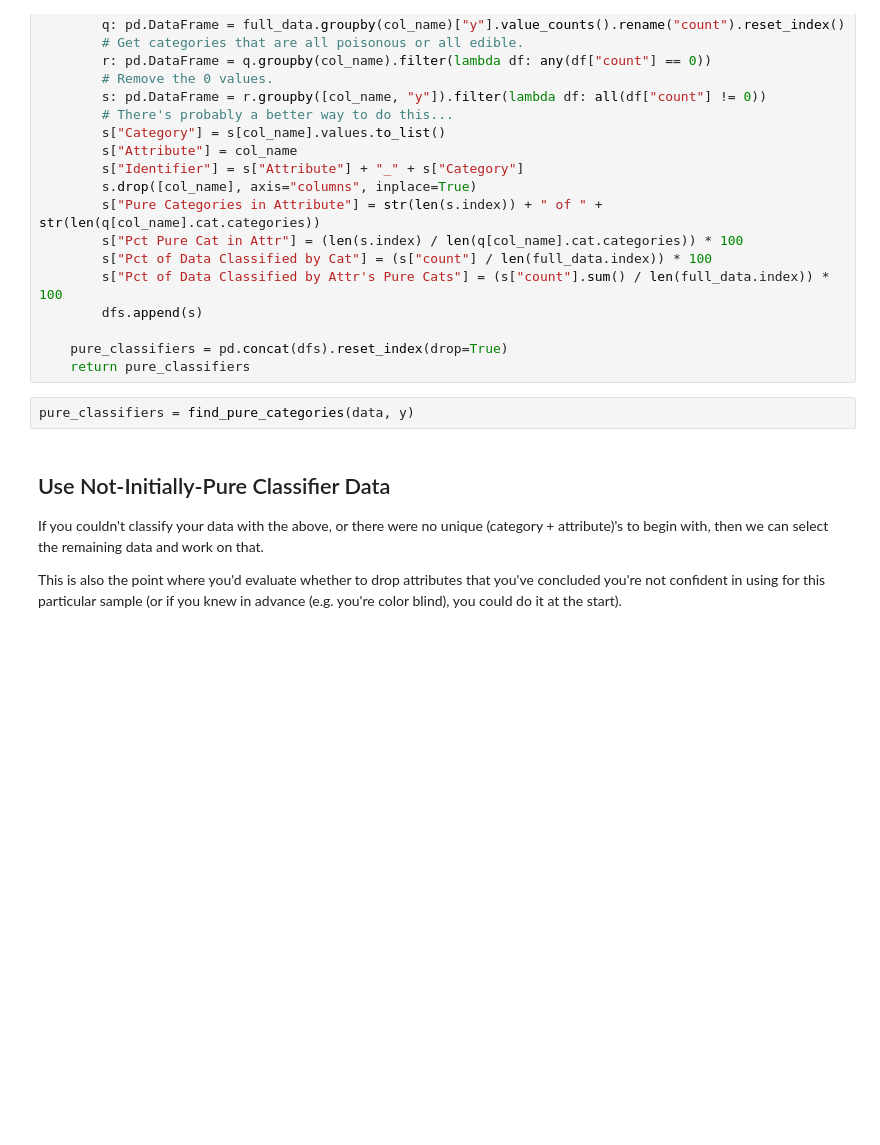
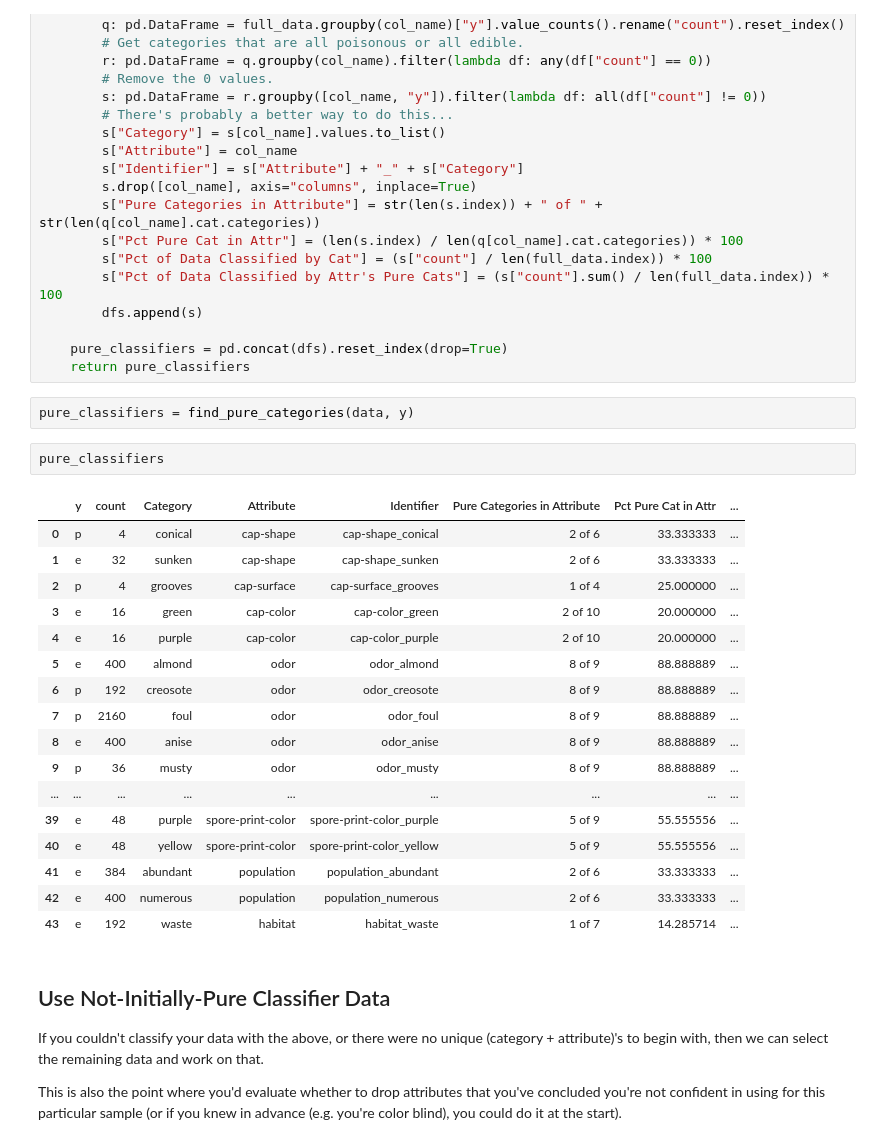
Before and after one commit to swpease/decision-trees-writeup, a Jupyter notebook: decision_trees_writeup.ipynb, the cells around one changed output. Cells and saved outputs as stored; diff of their text form; blank space fills up the shorter version.

```diff
--- a/decision_trees_writeup.ipynb
+++ b/decision_trees_writeup.ipynb
@@ -168,6 +150,26 @@ def find_pure_categories(data: pd.DataFrame, y):
     return pure_classifiers
 # %%
 pure_classifiers = find_pure_categories(data, y)
+# %%
+pure_classifiers
+# %% [output]
+|  | y | count | Category | Attribute | Identifier | Pure Categories in Attribute | Pct Pure Cat in Attr | ... |
+| 0 | p | 4 | conical | cap-shape | cap-shape_conical | 2 of 6 | 33.333333 | ... |
+| 1 | e | 32 | sunken | cap-shape | cap-shape_sunken | 2 of 6 | 33.333333 | ... |
+| 2 | p | 4 | grooves | cap-surface | cap-surface_grooves | 1 of 4 | 25.000000 | ... |
+| 3 | e | 16 | green | cap-color | cap-color_green | 2 of 10 | 20.000000 | ... |
+| 4 | e | 16 | purple | cap-color | cap-color_purple | 2 of 10 | 20.000000 | ... |
+| 5 | e | 400 | almond | odor | odor_almond | 8 of 9 | 88.888889 | ... |
+| 6 | p | 192 | creosote | odor | odor_creosote | 8 of 9 | 88.888889 | ... |
+| 7 | p | 2160 | foul | odor | odor_foul | 8 of 9 | 88.888889 | ... |
+| 8 | e | 400 | anise | odor | odor_anise | 8 of 9 | 88.888889 | ... |
+| 9 | p | 36 | musty | odor | odor_musty | 8 of 9 | 88.888889 | ... |
+| ... | ... | ... | ... | ... | ... | ... | ... | ... |
+| 39 | e | 48 | purple | spore-print-color | spore-print-color_purple | 5 of 9 | 55.555556 | ... |
+| 40 | e | 48 | yellow | spore-print-color | spore-print-color_yellow | 5 of 9 | 55.555556 | ... |
+| 41 | e | 384 | abundant | population | population_abundant | 2 of 6 | 33.333333 | ... |
+| 42 | e | 400 | numerous | population | population_numerous | 2 of 6 | 33.333333 | ... |
+| 43 | e | 192 | waste | habitat | habitat_waste | 1 of 7 | 14.285714 | ... |
 # %% [markdown]
 ## Use Not-Initially-Pure Classifier Data
 If you couldn't classify your data with the above, or there were no unique (category + attribute)'s to begin with, then we can select the remaining data and work on that.
```
Also changed, not shown: parts of 4 cells of this notebook.
